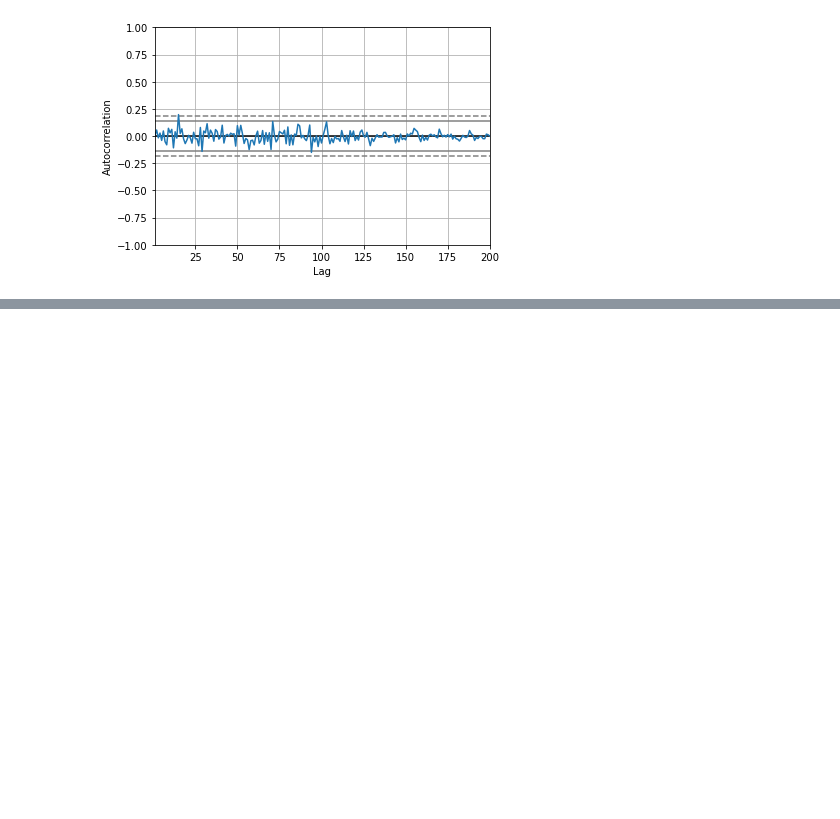
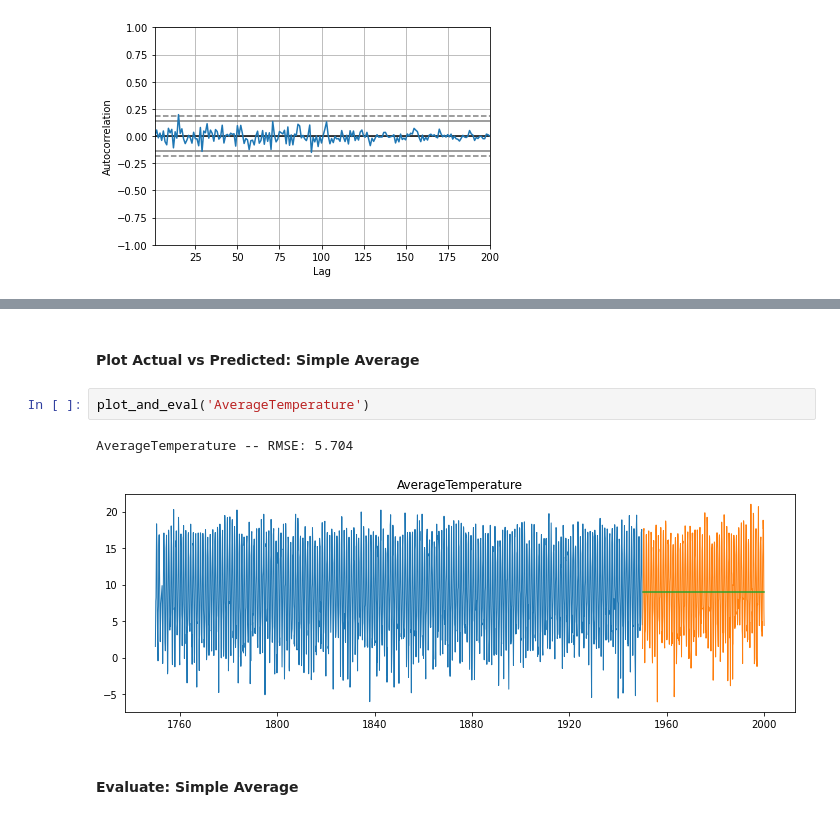
Before and after one commit to ForrestMccrosky/time-series-exercises, a Jupyter notebook: time_series_project.ipynb, the cells around one changed output, grey strips where cells are left out. Saved outputs shown, nothing was run; the diff lists cells and outputs as text; blank space fills up the shorter version.

```diff
--- a/time_series_project.ipynb
+++ b/time_series_project.ipynb
@@ -425,0 +593,9 @@ pd.plotting.autocorrelation_plot(y)
+# %% [markdown]
+#### Plot Actual vs Predicted: Simple Average
+# %%
+plot_and_eval('AverageTemperature')
+# %% [output]
+AverageTemperature -- RMSE: 5.704
+[figure, added]
+# %% [markdown]
+#### Evaluate: Simple Average
```
Also changed, not shown: parts of 63 cells of this notebook.
